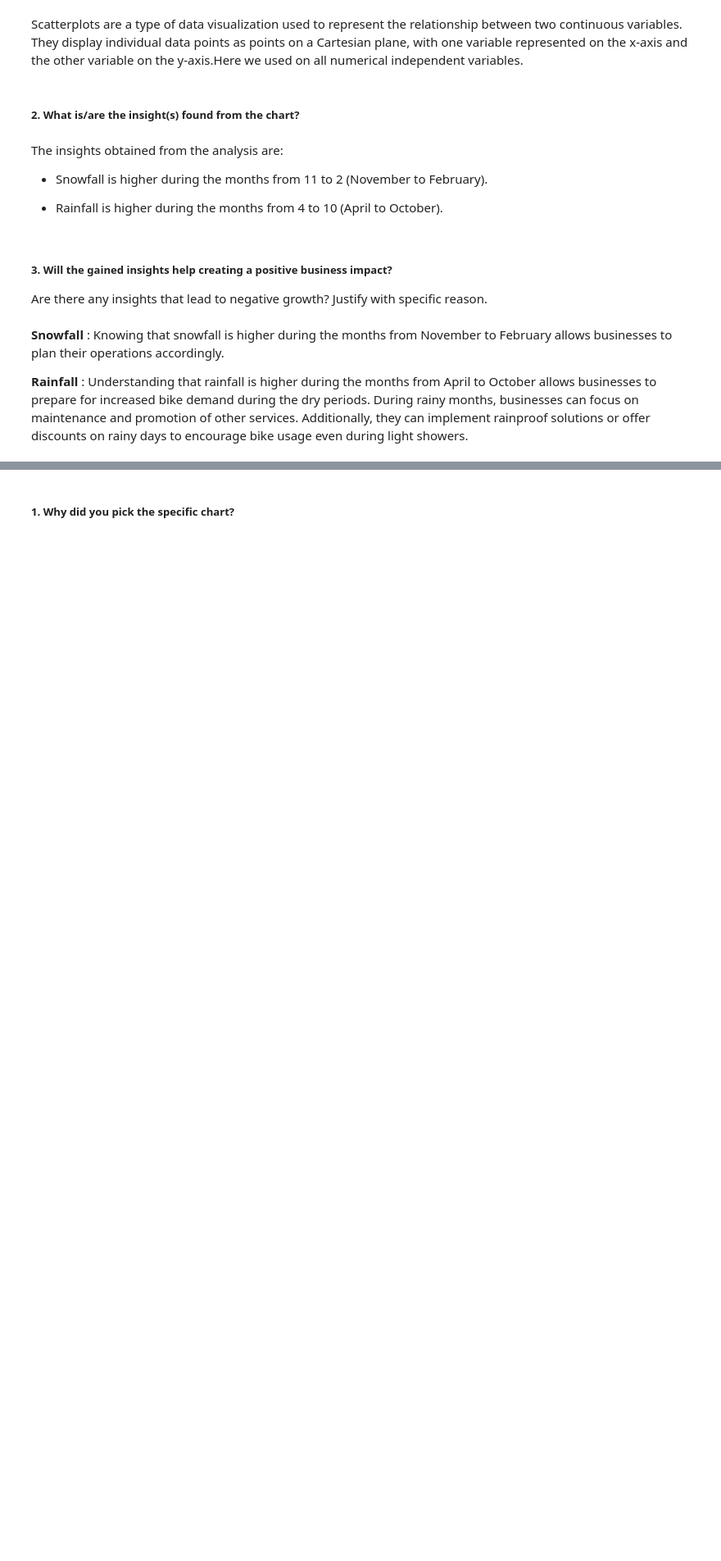
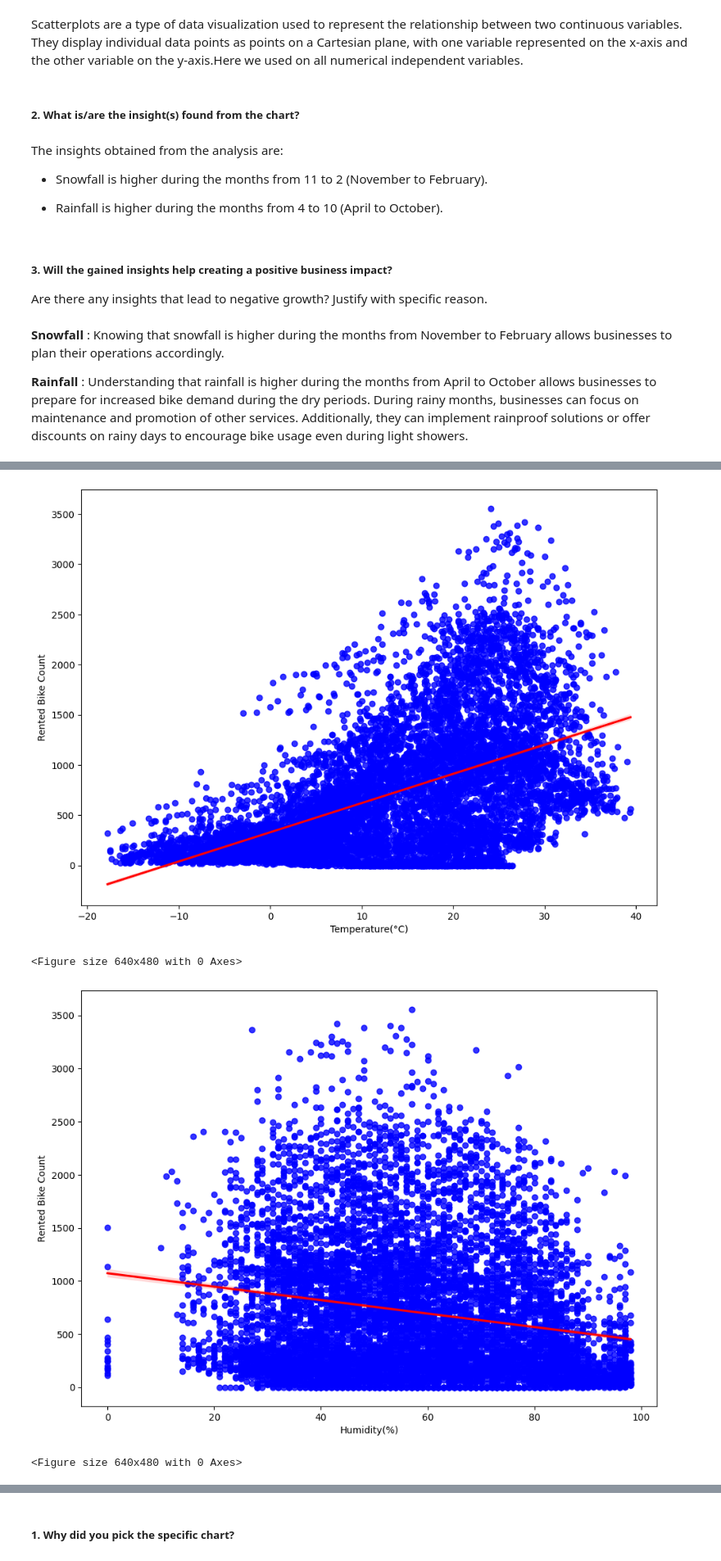
Before and after one commit to Jamal-1018/Bike-sharing-demand-prediction-Regression-Analysis, a Jupyter notebook: Bike_demand_prediction_Regression_ML.ipynb, the cells around one changed output, grey strips where cells are left out. Shown at 82% size. Drawn from its saved outputs; the diff is of its cells as text; code cells hidden in the pictures; blank space fills up the shorter version.

```diff
--- a/Bike_demand_prediction_Regression_ML.ipynb
+++ b/Bike_demand_prediction_Regression_ML.ipynb
@@ -574,0 +566,12 @@ Text(0.5, 1.0, 'Average bike count vs Date')
+# %%
+# Analysing the linear relationship between continous variable and dependent variable
+for i in cont_var:
+  plt.figure(figsize =(11,8))
+  sns.regplot(x = df[i], y = df['Rented Bike Count'],scatter_kws = {'color': 'blue'}, line_kws = {'color': 'red'})
+  plt.show()
+  plt.tight_layout()
+# %% [output]
+[figure, added]
+<Figure size 640x480 with 0 Axes>
+[figure, added]
+<Figure size 640x480 with 0 Axes>
```
Also changed, not shown: parts of 16 cells of this notebook.
